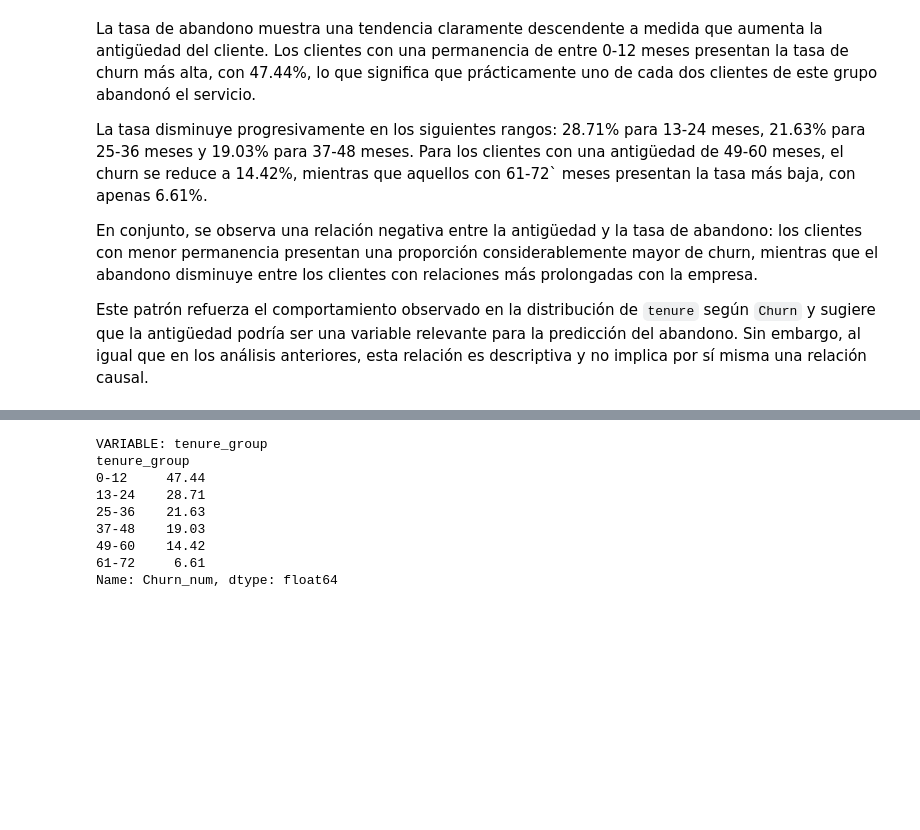
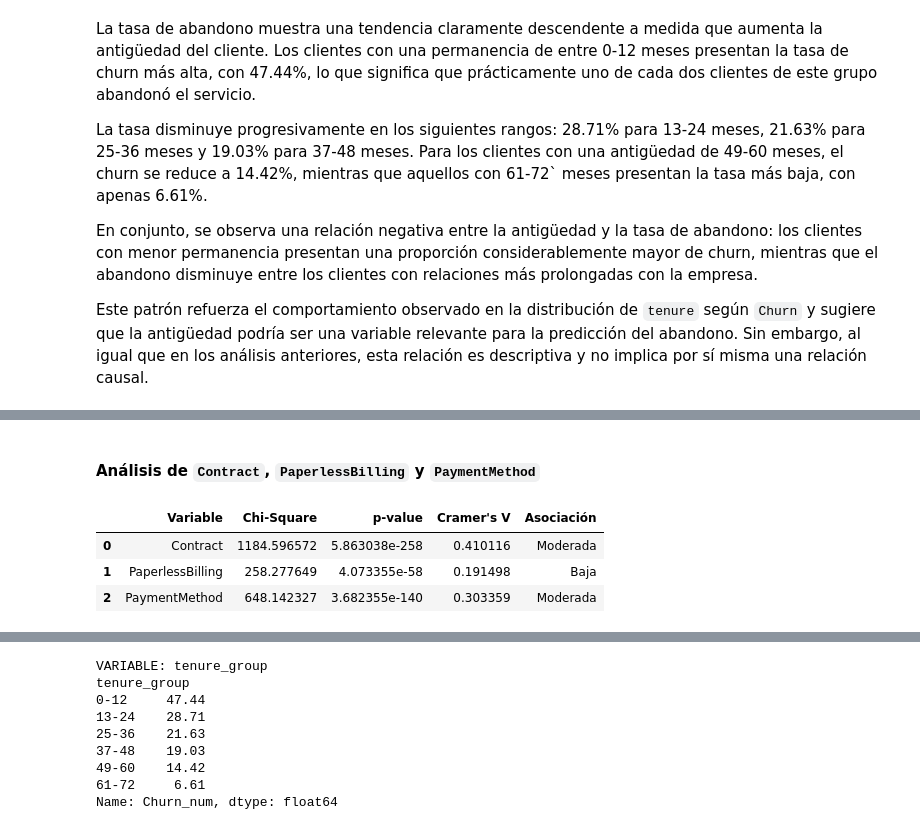
Before and after one commit to josue-rdgzcb/customer-churn-prediction-and-segmentation, a Jupyter notebook: notebooks/01_data_exploration.ipynb, the cells around one changed output, grey strips where cells are left out. Saved outputs shown, nothing was run; the diff lists cells and outputs as text; code cells hidden in the pictures; blank space fills up the shorter version.

```diff
--- a/notebooks/01_data_exploration.ipynb
+++ b/notebooks/01_data_exploration.ipynb
@@ -561,0 +602,17 @@ Este patrón refuerza el comportamiento observado en la distribución de `tenure
+# %% [markdown]
+#### Análisis de `Contract`, `PaperlessBilling` y `PaymentMethod`
+# %%
+# Perform Chi-square test to analyze relationship between categorical account features and churn
+statistical_results = chi_square_analysis(
+    df=df,
+    features= account_features[1:4],
+    target="Churn_num"
+)
+
+# Print results
+statistical_results
+# %% [output]
+|  | Variable | Chi-Square | p-value | Cramer's V | Asociación |
+| 0 | Contract | 1184.596572 | 5.863038e-258 | 0.410116 | Moderada |
+| 1 | PaperlessBilling | 258.277649 | 4.073355e-58 | 0.191498 | Baja |
+| 2 | PaymentMethod | 648.142327 | 3.682355e-140 | 0.303359 | Moderada |
```
Also changed, not shown: parts of 16 cells of this notebook.
